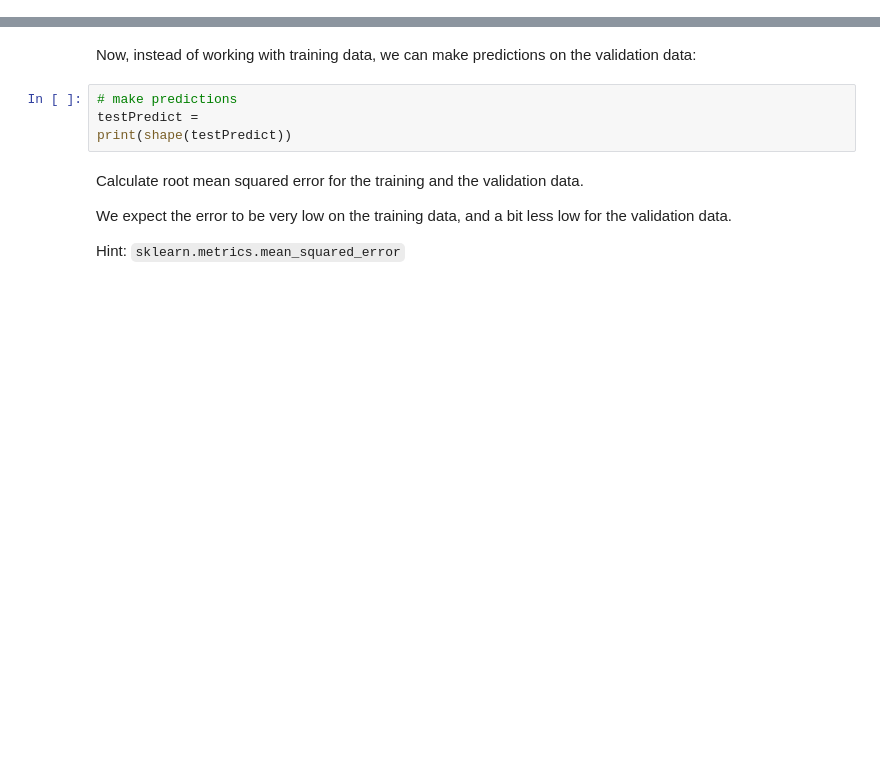
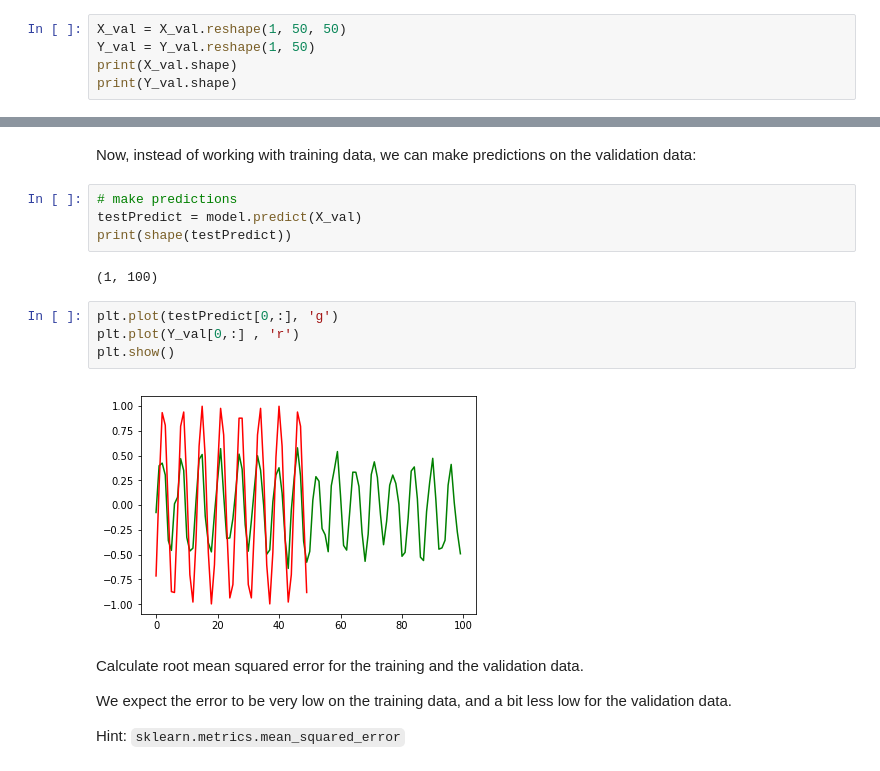
Before and after one commit to agnieska/ateliers-ml-2019, a Jupyter notebook: Semaine-12/keras_rnn_free_mywork.ipynb, the cells around one changed output, grey strips where cells are left out. Saved outputs shown, nothing was run; the diff lists cells and outputs as text; blank space fills up the shorter version.

Commit message:
validation on test set

```diff
--- a/Semaine-12/keras_rnn_free_mywork.ipynb
+++ b/Semaine-12/keras_rnn_free_mywork.ipynb
@@ -230,3 +230,8 @@ Y_val = np.array(Y_val)
 X_val.shape, Y_val.shape
 # %% [output]
 ((50, 50), (50,))
+# %%
+X_val = X_val.reshape(1, 50, 50)
+Y_val = Y_val.reshape(1, 50)
+print(X_val.shape)
+print(Y_val.shape)
@@ -327,8 +335,16 @@ plt.show()
 Now, instead of working with training data, we can make predictions on the validation data:
 # %%
 # make predictions
-testPredict =
+testPredict = model.predict(X_val)
 print(shape(testPredict))
+# %% [output]
+(1, 100)
+# %%
+plt.plot(testPredict[0,:], 'g')
+plt.plot(Y_val[0,:] , 'r')
+plt.show()
+# %% [output]
+[figure, added]
 # %% [markdown]
 Calculate root mean squared error for the training and the validation data.
 
```
Also changed, not shown: parts of 1 cell of this notebook.
